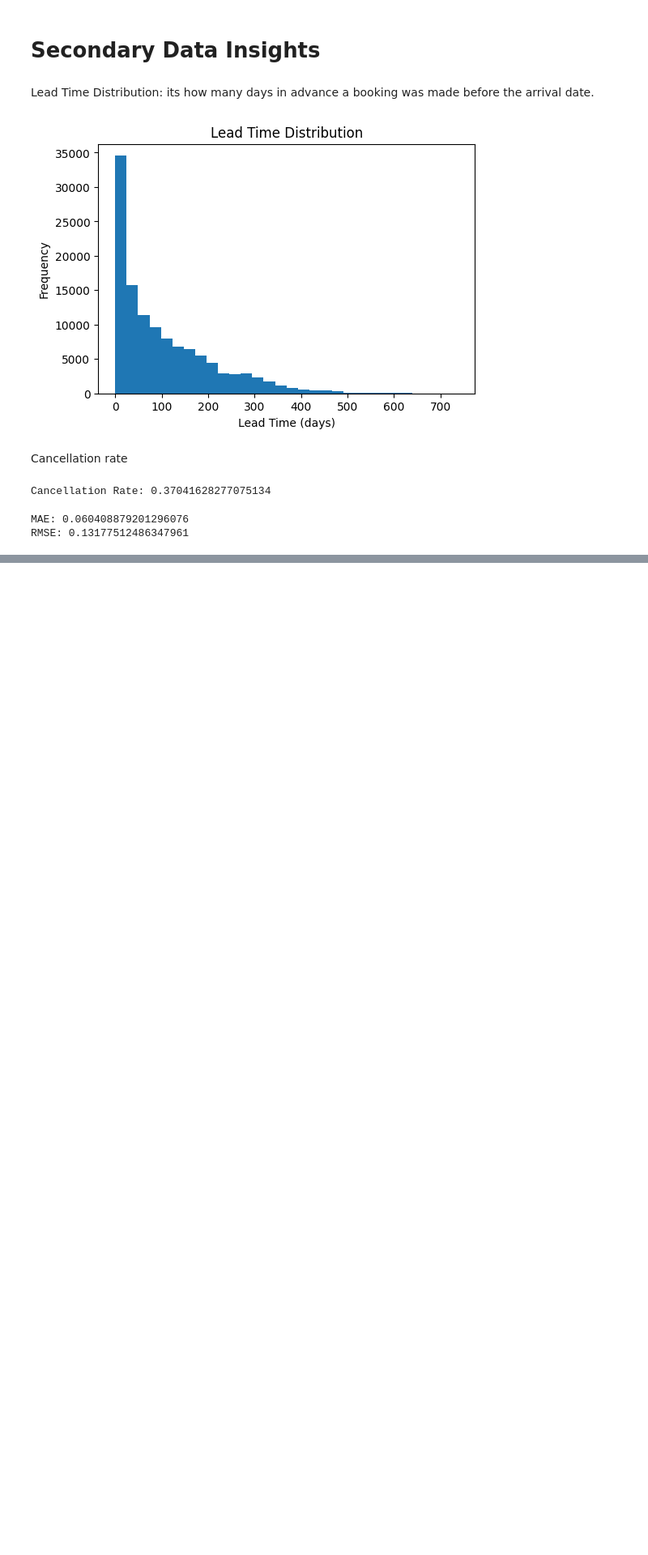
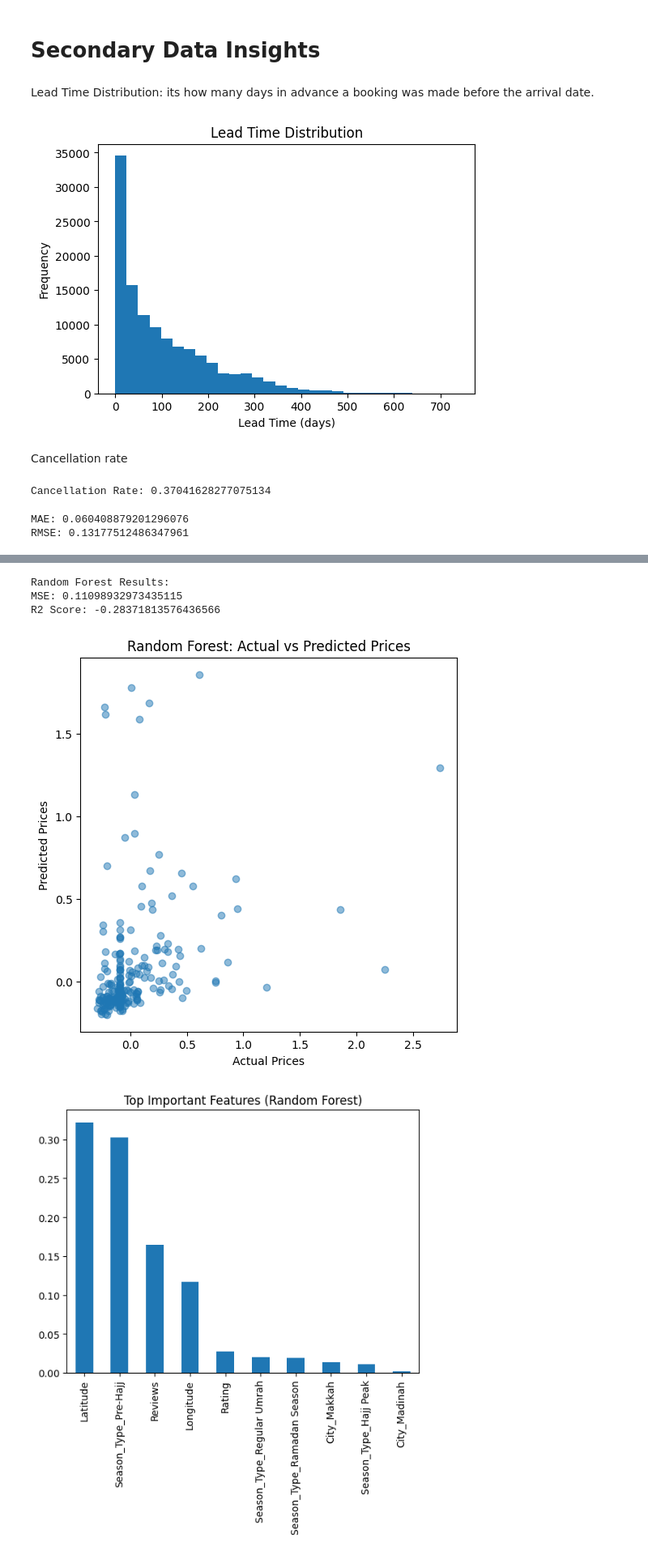
Before and after one commit to ITDeema/DataScience, a Jupyter notebook: DATASCIENCEPHASE2.ipynb, the cells around one changed output, grey strips where cells are left out. Shown at 81% size. Cells and saved outputs as stored; diff of their text form; code cells hidden in the pictures; blank space fills up the shorter version.

```diff
--- a/DATASCIENCEPHASE2.ipynb
+++ b/DATASCIENCEPHASE2.ipynb
@@ -718,0 +721,72 @@ RMSE: 0.13177512486347961
+# %%
+
+import pandas as pd
+from sklearn.model_selection import train_test_split
+from sklearn.ensemble import RandomForestRegressor
+from sklearn.metrics import mean_squared_error, r2_score
+import matplotlib.pyplot as plt
+
+
+df = pd.read_csv("PROCESSED_HAJJ_UMRAH_2026.csv")
+
+
+features = [
+    'Rating', 'Reviews', 'Stay_Duration',
+    'Latitude', 'Longitude',
+    'City_Makkah', 'City_Madinah', 'City_Taif',
+    'Season_Type_Hajj Peak', 'Season_Type_Pre-Hajj',
+    'Season_Type_Ramadan Season', 'Season_Type_Regular Umrah'
+]
+
+X = df[features]
+y = df['Price (SAR)']
+
+
+X_train, X_test, y_train, y_test = train_test_split(
+    X, y, test_size=0.2, random_state=42
+)
+
+
+model_rf = RandomForestRegressor(
+    n_estimators=200,
+    max_depth=10,
+    random_state=42
+)
+
+
+model_rf.fit(X_train, y_train)
+
+
+y_pred_rf = model_rf.predict(X_test)
+
+
+mse_rf = mean_squared_error(y_test, y_pred_rf)
+r2_rf = r2_score(y_test, y_pred_rf)
+
+print("Random Forest Results:")
+print("MSE:", mse_rf)
+print("R2 Score:", r2_rf)
+
+
+plt.figure(figsize=(6,6))
+plt.scatter(y_test, y_pred_rf, alpha=0.5)
+plt.xlabel("Actual Prices")
+plt.ylabel("Predicted Prices")
+plt.title("Random Forest: Actual vs Predicted Prices")
+plt.show()
+
+
+importance = model_rf.feature_importances_
+features_names = X.columns
+
+feat_imp = pd.Series(importance, index=features_names).sort_values(ascending=False)
+
+feat_imp.head(10).plot(kind='bar')
+plt.title("Top Important Features (Random Forest)")
+plt.show()
+# %% [output]
+Random Forest Results:
+MSE: 0.11098932973435115
+R2 Score: -0.28371813576436566
+[figure, added]
+[figure, added]
```
Also changed, not shown: parts of 1 cell of this notebook.
